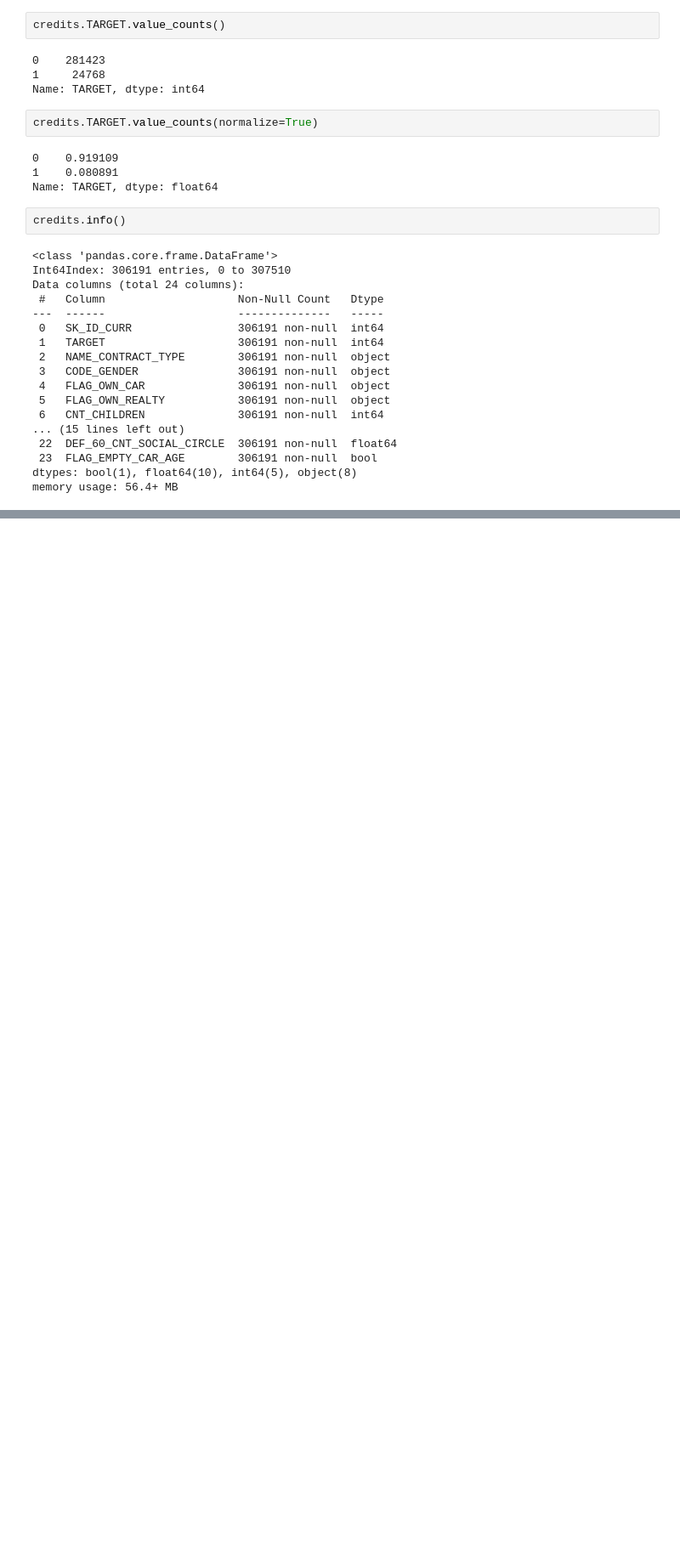
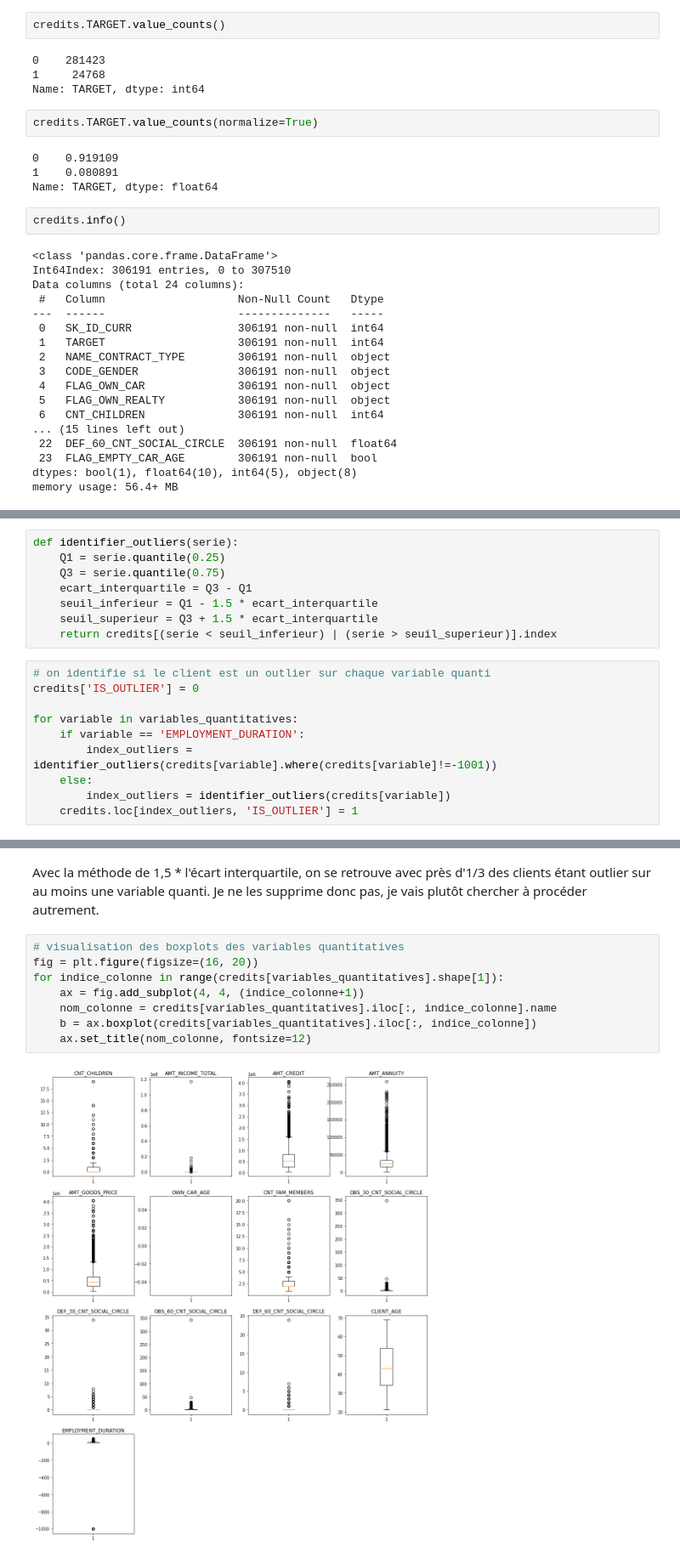
Before and after one commit to sebastienbourgeois/oc-p7-implementer-modele-scoring, a Jupyter notebook: code/modelisation.ipynb, the cells around one changed output, grey strips where cells are left out. Shown at 85% size. Saved outputs shown, nothing was run; the diff lists cells and outputs as text; blank space fills up the shorter version.

Commit message:
Identification des outliers et suppression des outliers extrêmes

```diff
--- a/code/modelisation.ipynb
+++ b/code/modelisation.ipynb
@@ -1062,0 +1063,18 @@ Il n'y a pas de valeur manquante dans l'âge malgré ce qu'affiche le graphique.
+# %%
+def identifier_outliers(serie):
+    Q1 = serie.quantile(0.25)
+    Q3 = serie.quantile(0.75)
+    ecart_interquartile = Q3 - Q1
+    seuil_inferieur = Q1 - 1.5 * ecart_interquartile
+    seuil_superieur = Q3 + 1.5 * ecart_interquartile
+    return credits[(serie < seuil_inferieur) | (serie > seuil_superieur)].index
+# %%
+# on identifie si le client est un outlier sur chaque variable quanti
+credits['IS_OUTLIER'] = 0
+
+for variable in variables_quantitatives:
+    if variable == 'EMPLOYMENT_DURATION':
+        index_outliers = identifier_outliers(credits[variable].where(credits[variable]!=-1001))
+    else:
+        index_outliers = identifier_outliers(credits[variable])
+    credits.loc[index_outliers, 'IS_OUTLIER'] = 1
@@ -1062,0 +1087,12 @@ Il n'y a pas de valeur manquante dans l'âge malgré ce qu'affiche le graphique.
+# %% [markdown]
+Avec la méthode de 1,5 * l'écart interquartile, on se retrouve avec près d'1/3 des clients étant outlier sur au moins une variable quanti. Je ne les supprime donc pas, je vais plutôt chercher à procéder autrement.
+# %%
+# visualisation des boxplots des variables quantitatives
+fig = plt.figure(figsize=(16, 20))
+for indice_colonne in range(credits[variables_quantitatives].shape[1]):
+    ax = fig.add_subplot(4, 4, (indice_colonne+1))
+    nom_colonne = credits[variables_quantitatives].iloc[:, indice_colonne].name
+    b = ax.boxplot(credits[variables_quantitatives].iloc[:, indice_colonne])
+    ax.set_title(nom_colonne, fontsize=12)
+# %% [output]
+[figure, added]
```
Also changed, not shown: parts of 59 cells of this notebook.
